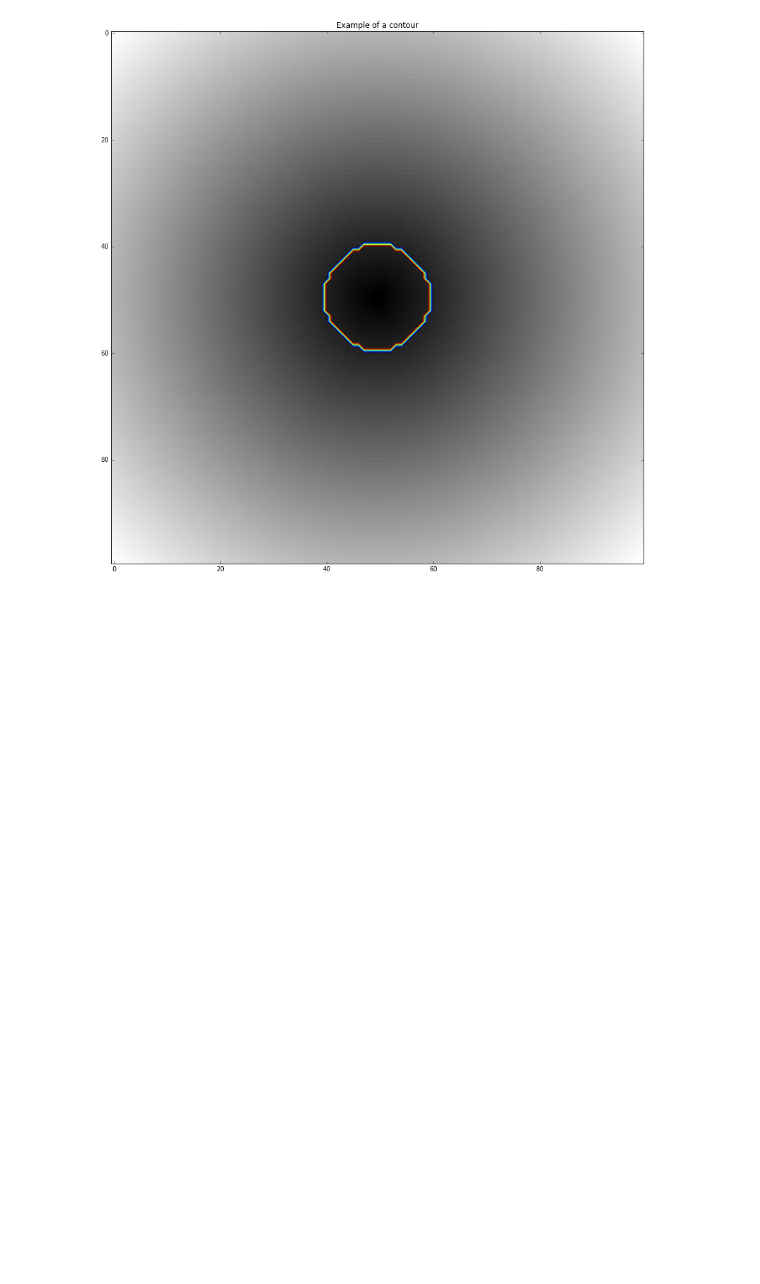
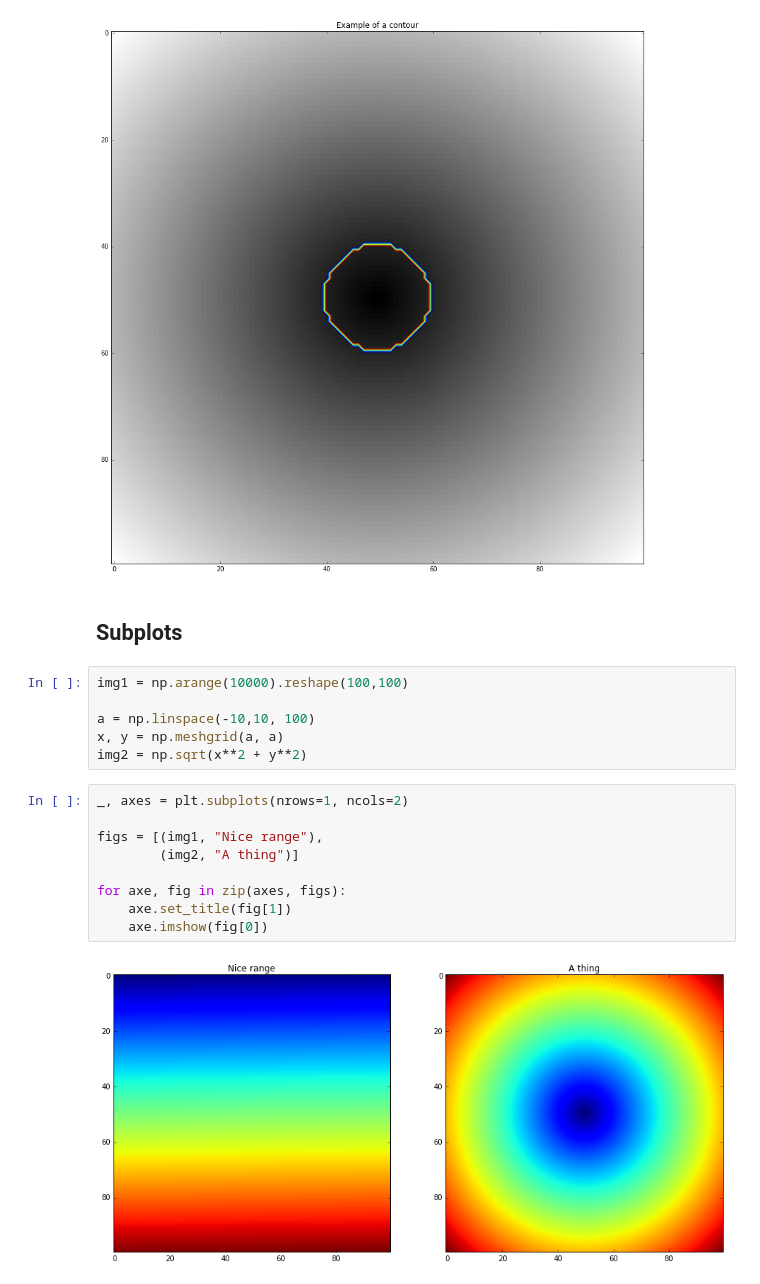
Before and after one commit to HKervadec/pyplot_zoo, a Jupyter notebook: index.ipynb, the cells around one changed output. Saved outputs shown, nothing was run; the diff lists cells and outputs as text; blank space fills up the shorter version.

Commit message:
Added subplot example

```diff
--- a/index.ipynb
+++ b/index.ipynb
@@ -153,3 +153,22 @@ plt.contour(c, interpolation='none')
 # %% [output]
 <matplotlib.contour.QuadContourSet at 0x...>
 [figure]
+# %% [markdown]
+## Subplots
+# %%
+img1 = np.arange(10000).reshape(100,100)
+
+a = np.linspace(-10,10, 100)
+x, y = np.meshgrid(a, a)
+img2 = np.sqrt(x**2 + y**2)
+# %%
+_, axes = plt.subplots(nrows=1, ncols=2)
+
+figs = [(img1, "Nice range"),
+        (img2, "A thing")]
+
+for axe, fig in zip(axes, figs):
+    axe.set_title(fig[1])
+    axe.imshow(fig[0])
+# %% [output]
+[figure, added]
```
Also changed, not shown: 1 other file.
